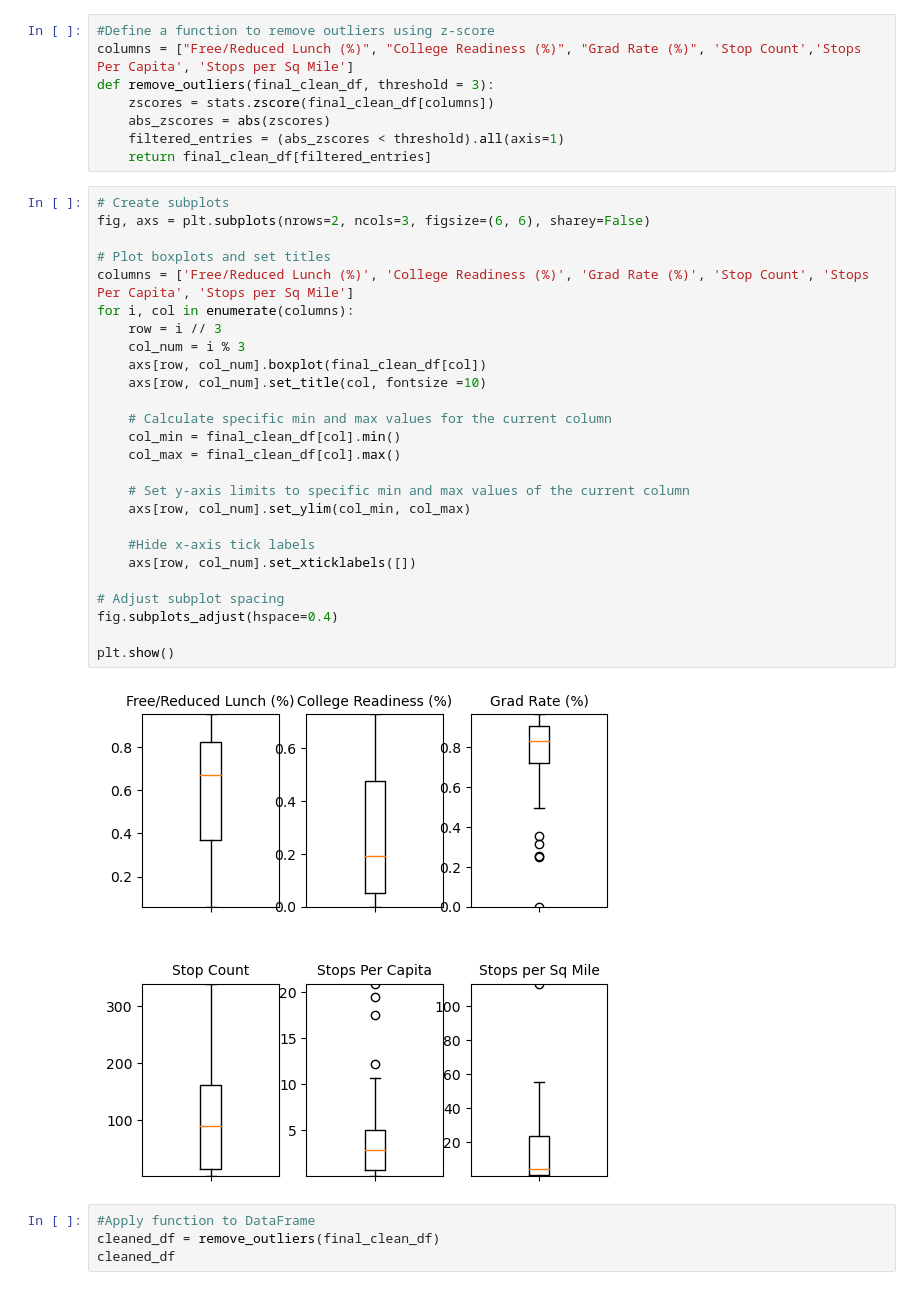
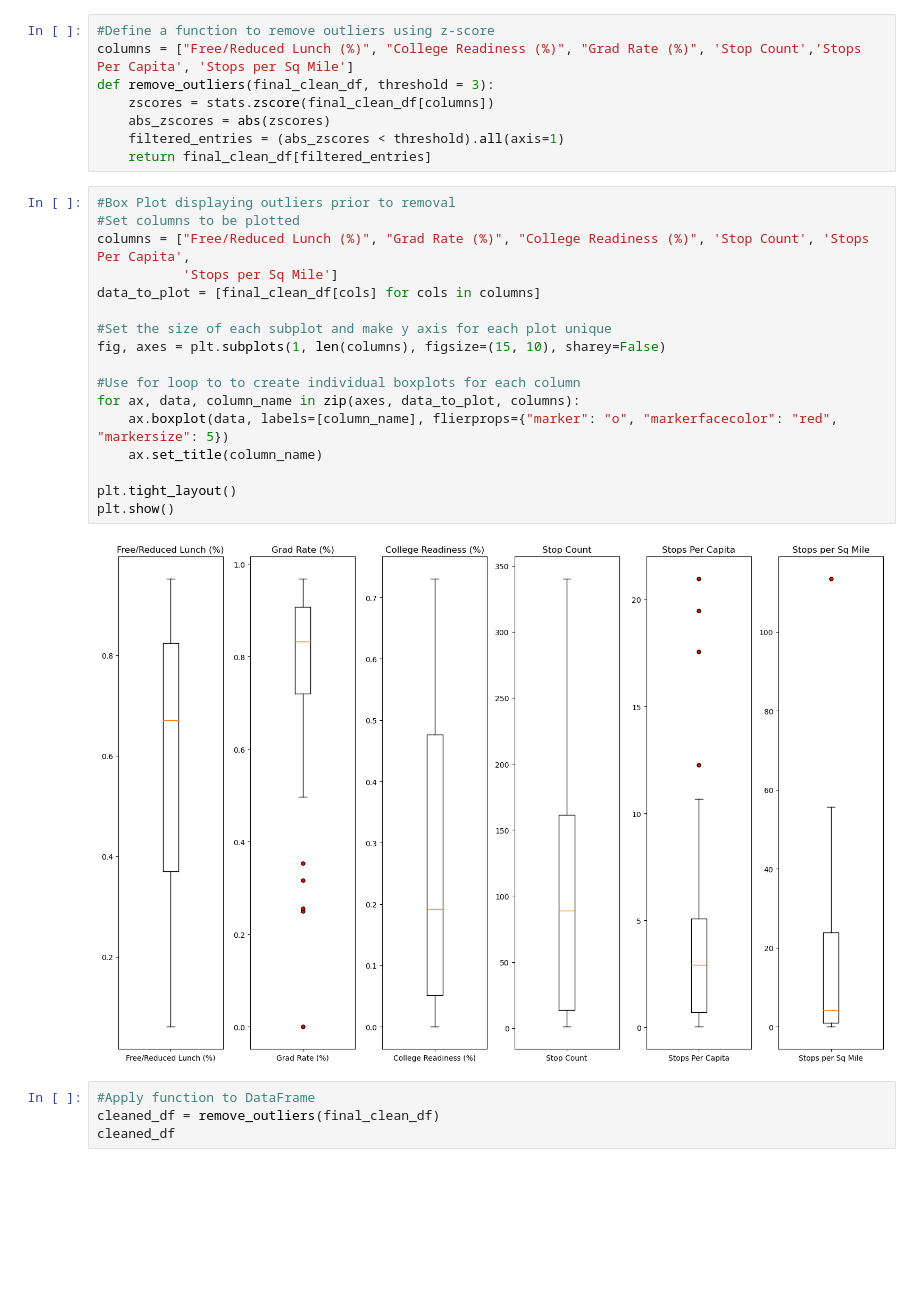
Before and after one commit to HLee12000/UpennDataProject1, a Jupyter notebook: DataCleaning.ipynb, the cells around one changed output. Drawn from its saved outputs; the diff is of its cells as text; blank space fills up the shorter version.

Commit message:
visualization update

```diff
--- a/DataCleaning.ipynb
+++ b/DataCleaning.ipynb
@@ -146,33 +146,24 @@ def remove_outliers(final_clean_df, threshold = 3):
     filtered_entries = (abs_zscores < threshold).all(axis=1)
     return final_clean_df[filtered_entries]
 # %%
-# Create subplots
-fig, axs = plt.subplots(nrows=2, ncols=3, figsize=(6, 6), sharey=False)
+#Box Plot displaying outliers prior to removal
+#Set columns to be plotted
+columns = ["Free/Reduced Lunch (%)", "Grad Rate (%)", "College Readiness (%)", 'Stop Count', 'Stops Per Capita',
+           'Stops per Sq Mile']
+data_to_plot = [final_clean_df[cols] for cols in columns]
 
-# Plot boxplots and set titles
-columns = ['Free/Reduced Lunch (%)', 'College Readiness (%)', 'Grad Rate (%)', 'Stop Count', 'Stops Per Capita', 'Stops per Sq Mile']
-for i, col in enumerate(columns):
-    row = i // 3
-    col_num = i % 3
-    axs[row, col_num].boxplot(final_clean_df[col])
-    axs[row, col_num].set_title(col, fontsize =10)
+#Set the size of each subplot and make y axis for each plot unique
+fig, axes = plt.subplots(1, len(columns), figsize=(15, 10), sharey=False)
 
-    # Calculate specific min and max values for the current column
-    col_min = final_clean_df[col].min()
-    col_max = final_clean_df[col].max()
+#Use for loop to to create individual boxplots for each column
+for ax, data, column_name in zip(axes, data_to_plot, columns):
+    ax.boxplot(data, labels=[column_name], flierprops={"marker": "o", "markerfacecolor": "red", "markersize": 5})
+    ax.set_title(column_name)
 
-    # Set y-axis limits to specific min and max values of the current column
-    axs[row, col_num].set_ylim(col_min, col_max)
-
-    #Hide x-axis tick labels
-    axs[row, col_num].set_xticklabels([])
-
-# Adjust subplot spacing
-fig.subplots_adjust(hspace=0.4)
-
+plt.tight_layout()
 plt.show()
 # %% [output]
-[figure, old version]
+[figure, new version]
 # %%
 #Apply function to DataFrame
 cleaned_df = remove_outliers(final_clean_df)
```
Also changed, not shown: 1 other file.
